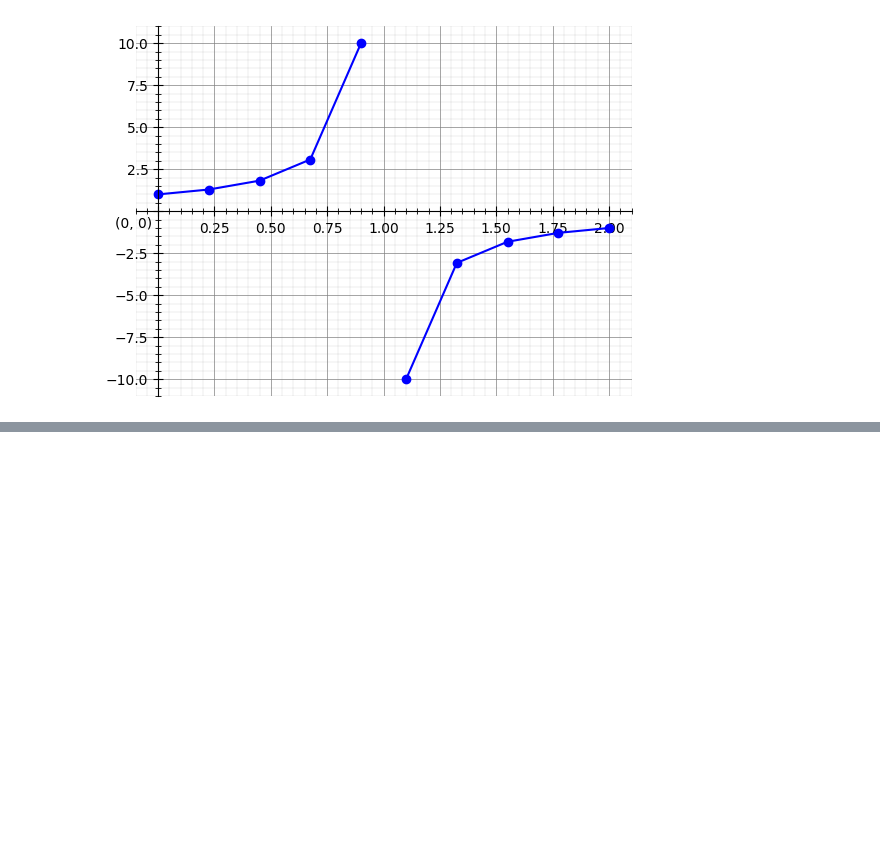
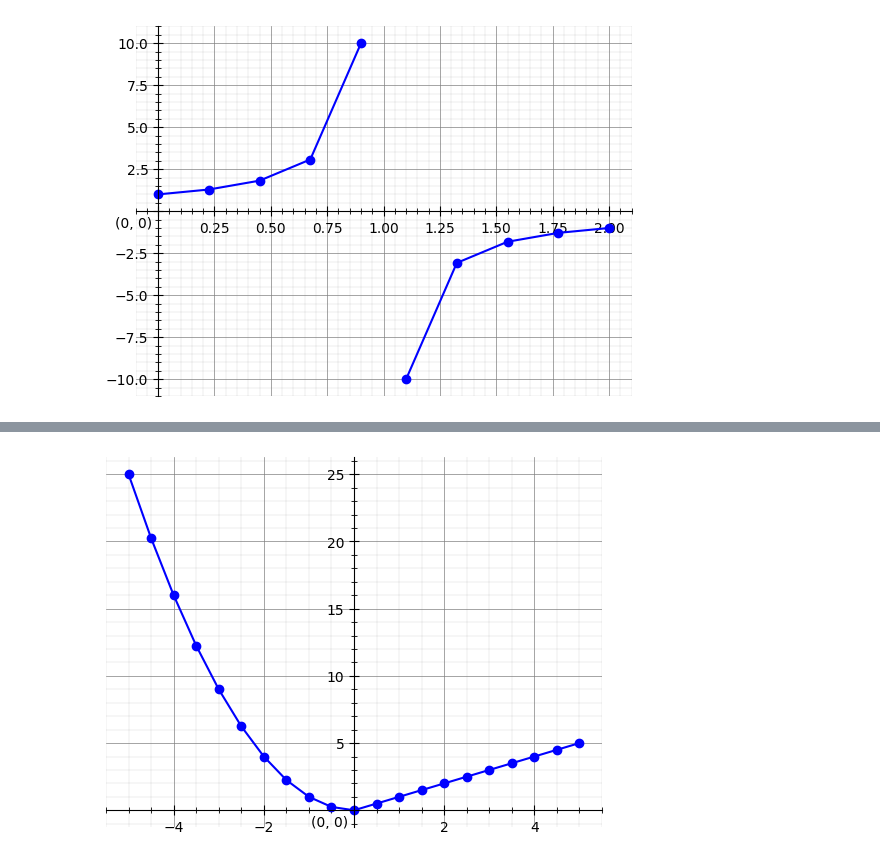
Before and after one commit to deniskolokol/py-graph, a Jupyter notebook: plotting_examples.ipynb, the cells around one changed output, grey strips where cells are left out. Drawn from its saved outputs; the diff is of its cells as text; code cells hidden in the pictures; blank space fills up the shorter version.

```diff
--- a/plotting_examples.ipynb
+++ b/plotting_examples.ipynb
@@ -35,0 +56,15 @@ center_spines()
+# %%
+x1 = np.arange(-5, 0, 0.5)
+x2 = np.arange(0, 5.5, 0.5)
+# %%
+x = np.concatenate((x1, x2))
+# %%
+y1 = x1**2
+y2 = x2
+# %%
+y = np.concatenate((y1, y2))
+# %%
+plt.plot(x, y, linestyle='-', marker='o', color='b')
+center_spines()
+# %% [output]
+[figure, added]
```
Also changed, not shown: parts of 35 cells of this notebook, 1 other file.
